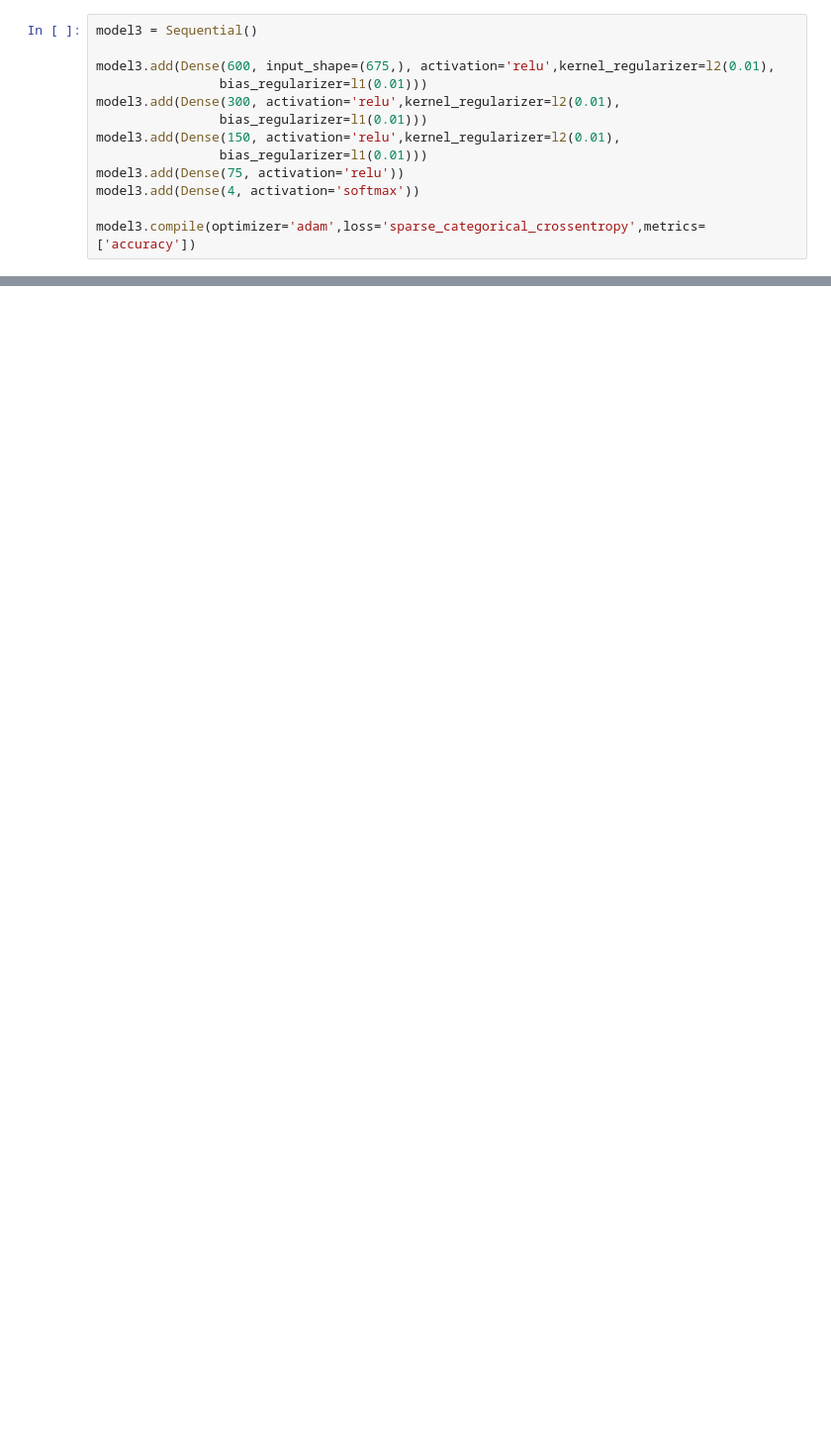
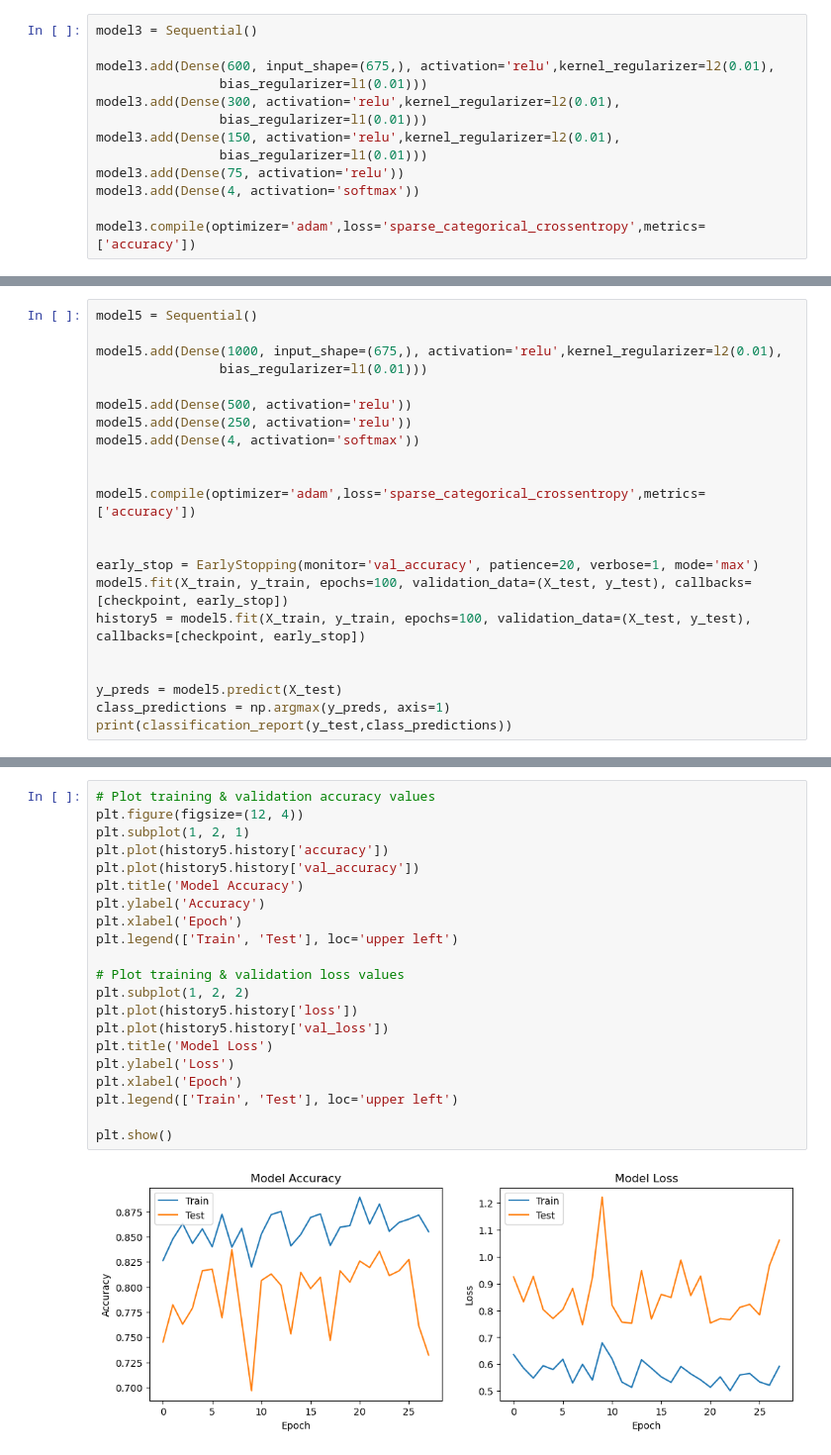
Before and after one commit to mainfranco/Capstone-3, a Jupyter notebook: Brain Tumor Classification.ipynb, the cells around one changed output, grey strips where cells are left out. Shown at 99% size. Cells and saved outputs as stored; diff of their text form; blank space fills up the shorter version.

```diff
--- a/Brain Tumor Classification.ipynb
+++ b/Brain Tumor Classification.ipynb
@@ -371,0 +506,22 @@ weighted avg       0.72      0.73      0.72       620
+# %%
+model5 = Sequential()
+
+model5.add(Dense(1000, input_shape=(675,), activation='relu',kernel_regularizer=l2(0.01),
+                bias_regularizer=l1(0.01)))
+
+model5.add(Dense(500, activation='relu'))
+model5.add(Dense(250, activation='relu'))
+model5.add(Dense(4, activation='softmax'))
+
+
+model5.compile(optimizer='adam',loss='sparse_categorical_crossentropy',metrics=['accuracy'])
+
+
+early_stop = EarlyStopping(monitor='val_accuracy', patience=20, verbose=1, mode='max')
+model5.fit(X_train, y_train, epochs=100, validation_data=(X_test, y_test), callbacks=[checkpoint, early_stop])
+history5 = model5.fit(X_train, y_train, epochs=100, validation_data=(X_test, y_test), callbacks=[checkpoint, early_stop])
+
+
+y_preds = model5.predict(X_test)
+class_predictions = np.argmax(y_preds, axis=1)
+print(classification_report(y_test,class_predictions))
@@ -371,0 +546,23 @@ weighted avg       0.72      0.73      0.72       620
+# %%
+# Plot training & validation accuracy values
+plt.figure(figsize=(12, 4))
+plt.subplot(1, 2, 1)
+plt.plot(history5.history['accuracy'])
+plt.plot(history5.history['val_accuracy'])
+plt.title('Model Accuracy')
+plt.ylabel('Accuracy')
+plt.xlabel('Epoch')
+plt.legend(['Train', 'Test'], loc='upper left')
+
+# Plot training & validation loss values
+plt.subplot(1, 2, 2)
+plt.plot(history5.history['loss'])
+plt.plot(history5.history['val_loss'])
+plt.title('Model Loss')
+plt.ylabel('Loss')
+plt.xlabel('Epoch')
+plt.legend(['Train', 'Test'], loc='upper left')
+
+plt.show()
+# %% [output]
+[figure, added]
```
Also changed, not shown: parts of 37 cells of this notebook.
